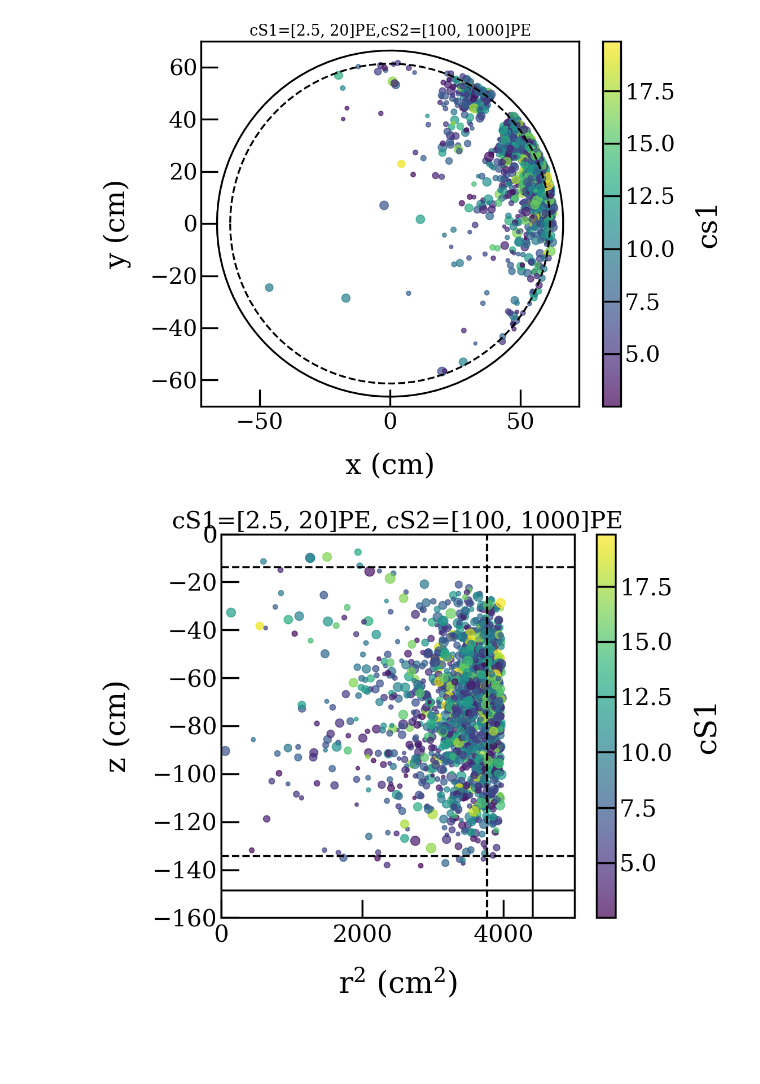
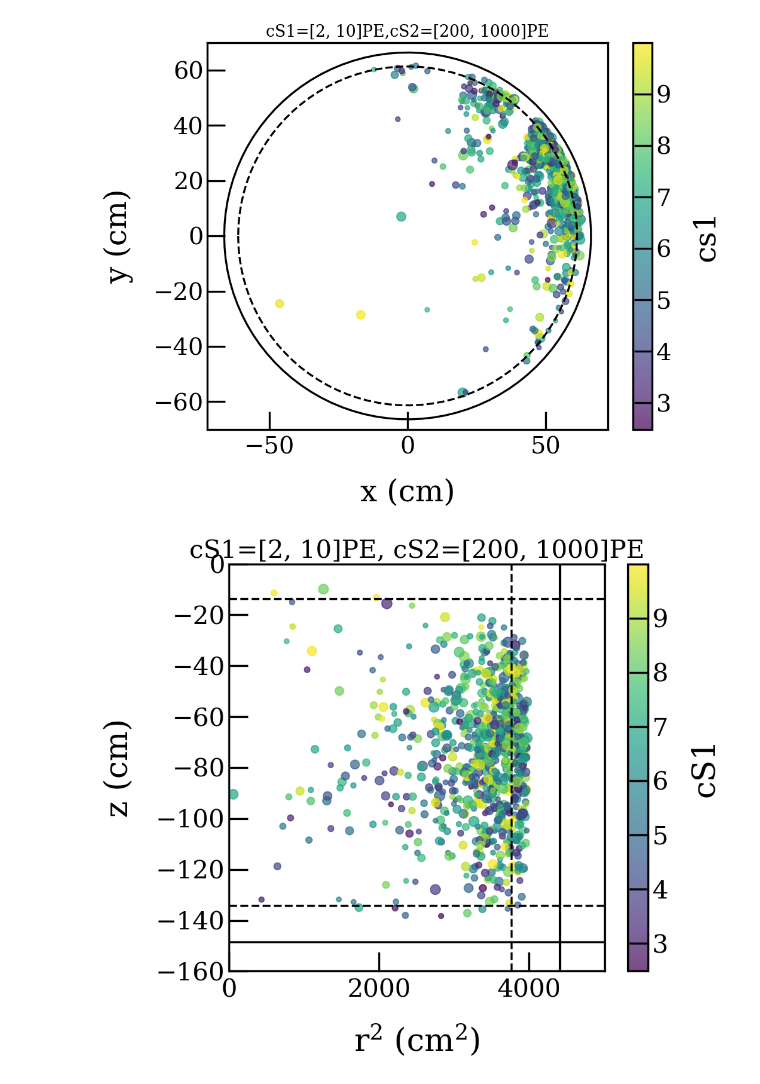
Before and after one commit to boblsc/YBe, a Jupyter notebook: highE_valid.ipynb, the cells around one changed output. Cells and saved outputs as stored; diff of their text form; code cells hidden in the pictures; blank space fills up the shorter version.

```diff
--- a/highE_valid.ipynb
+++ b/highE_valid.ipynb
@@ -82,7 +83,7 @@ sim_highE=pd.read_csv("/project2/lgrandi/scli/data/ybeneu_high_event_info.csv")
 def get_entry(df):
     return int((max(df.time)-min(df.time))/1e9)
 # %%
-mode='3-fold'
+# mode='3-fold'
 # %%
 #quality cuts 3fold
 if mode=='3-fold':
@@ -116,14 +186,9 @@ sim = wire_cut(sim)
 # %%
 #check xy
-cs1_range=[2.5,20]
-cs2_range=[100,1000]
+cs1_range=[2,10]
+cs2_range=[200,1000]
 plot_xy(cut_cs1cs2(sim_high[:2000],cs1=cs1_range,cs2=cs2_range),cs1_range,cs2_range)
+plot_rz(cut_cs1cs2(sim_high[:2000],cs1=cs1_range,cs2=cs2_range),cs1_range,cs2_range)
 # %% [output]
-[figure, old version]
+[figure, new version]
+[figure, added]
-# %%
-#check xy
-cs1_range=[2.5,20]
-cs2_range=[100,1000]
-plot_rz(cut_cs1cs2(sim_high[:2000],cs1=cs1_range,cs2=cs2_range),cs1_range,cs2_range)
-# %% [output]
-[figure, removed]
```
Also changed, not shown: parts of 32 cells of this notebook.
